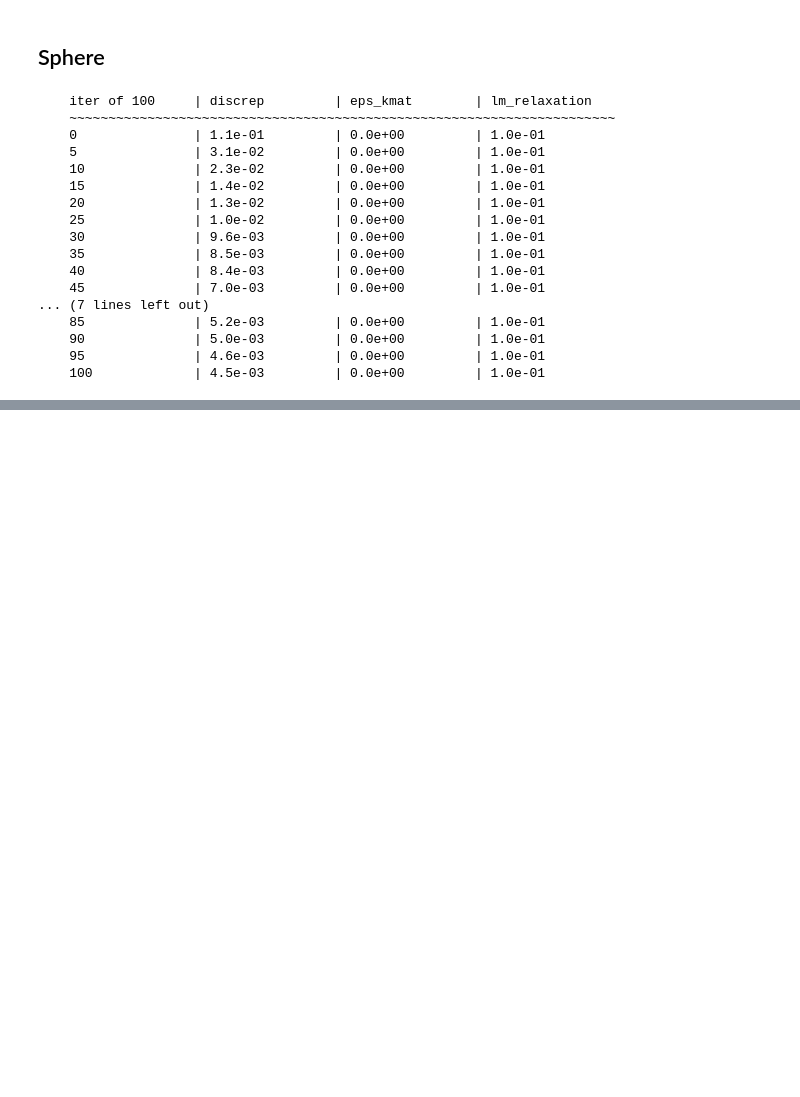
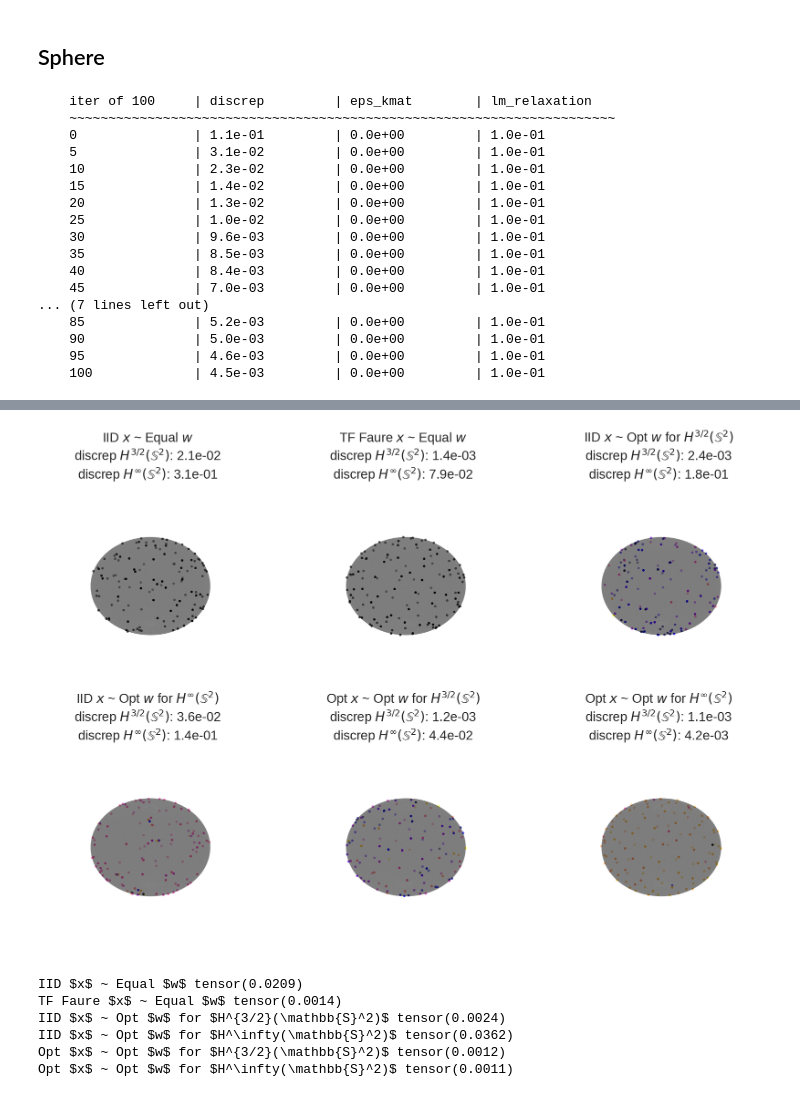
Before and after one commit to alegresor/rmatqmcpy, a Jupyter notebook: examples.ipynb, the cells around one changed output, grey strips where cells are left out. Cells and saved outputs as stored; diff of their text form; code cells hidden in the pictures; blank space fills up the shorter version.

Commit message:
add discrepancy values to plot

```diff
--- a/examples.ipynb
+++ b/examples.ipynb
@@ -66,7 +66,7 @@ def discrepancy(kernel, x, w, return_kmat=False):
     assert x.ndim>=2
     assert x.size(-2)==w.size(-1)
     kmat = kernel(x[...,:,None,:],x[...,None,:,:]) # (...,n,n)
-    discrep = torch.einsum("...i,...ij,...j->...",w,kmat,w)-1 # (...,)
+    discrep = torch.einsum("...i,...ij,...j->...",w,kmat,w)-2*w.sum()+1 # (...,)
     if return_kmat:
         return discrep,kmat
     else:
@@ -243,0 +194,45 @@ for j,(key,(x,w)) in enumerate(data.items()):
+# %%
+def get_spheres_fig_ax(nrows=1,ncols=1,showaxis=False,figwidth=PW,alpha=.3):
+    fig,ax = pyplot.subplots(nrows=nrows,ncols=ncols,figsize=(figwidth,figwidth/ncols*nrows),subplot_kw={"projection":"3d"})
+    ax = np.atleast_1d(ax).reshape((nrows,ncols))
+    phimesh,thetamesh = torch.meshgrid(torch.linspace(0,np.pi,100),torch.linspace(0,2*np.pi,100),indexing="ij")
+    xmesh = torch.sin(phimesh)*torch.cos(thetamesh)
+    ymesh = torch.sin(phimesh)*torch.sin(thetamesh)
+    zmesh = torch.cos(phimesh)
+    for i in range(nrows):
+        for j in range(ncols):
+            ax[i,j].plot_surface(xmesh,ymesh,zmesh,rstride=1,cstride=1,color='k',alpha=alpha,linewidth=0)
+            if not showaxis:
+                ax[i,j].axis("off")
+    return fig,ax
+rng = torch.Generator().manual_seed(17)
+n = 2**7
+data = {
+    r"IID $x$ ~ Equal $w$": get_sphere_iid_x_equal_w(n,rng),
+    r"TF Faure $x$ ~ Equal $w$": get_sphere_ldtf_x_equal_w(n,rng),
+    r"IID $x$ ~ Opt $w$ for $H^{3/2}(\mathbb{S}^2)$": get_sphere_iid_x_opt_w_A(n,rng),
+    r"IID $x$ ~ Opt $w$ for $H^\infty(\mathbb{S}^2)$": get_sphere_iid_x_opt_w_B(n,rng),
+    r"Opt $x$ ~ Opt $w$ for $H^{3/2}(\mathbb{S}^2)$": get_sphere_opt_x_opt_w_A(n,rng),
+    r"Opt $x$ ~ Opt $w$ for $H^\infty(\mathbb{S}^2)$": get_sphere_opt_x_opt_w_B(n,rng),
+}
+nrows,ncols = 2,3
+fig,ax = get_spheres_fig_ax(nrows=nrows,ncols=ncols)
+for j,(key,(x,w)) in enumerate(data.items()):
+    j1,j2 = j//ncols,j%ncols
+    assert torch.allclose(torch.linalg.norm(x,dim=-1),torch.ones(1))
+    ax[j1,j2].scatter(x[:,0],x[:,1],x[:,2],cmap="gnuplot2",c=w)
+    ax[j1,j2].set_title(key+"\n"
+        +r"discrep $H^{3/2}(\mathbb{S}^2)$: %.1e"%discrepancy(kernel_sphere_a,x,w)+"\n"
+        +r"discrep $H^\infty(\mathbb{S}^2)$: %.1e"%discrepancy(kernel_sphere_b,x,w))
+# %% [output]
+[figure, added]
+# %%
+for i,(key,(x,w)) in enumerate(data.items()):
+    print(key,)
+# %% [output]
+IID $x$ ~ Equal $w$ tensor(0.0209)
+TF Faure $x$ ~ Equal $w$ tensor(0.0014)
+IID $x$ ~ Opt $w$ for $H^{3/2}(\mathbb{S}^2)$ tensor(0.0024)
+IID $x$ ~ Opt $w$ for $H^\infty(\mathbb{S}^2)$ tensor(0.0362)
+Opt $x$ ~ Opt $w$ for $H^{3/2}(\mathbb{S}^2)$ tensor(0.0012)
+Opt $x$ ~ Opt $w$ for $H^\infty(\mathbb{S}^2)$ tensor(0.0011)
```
Also changed, not shown: parts of 1 cell of this notebook.
